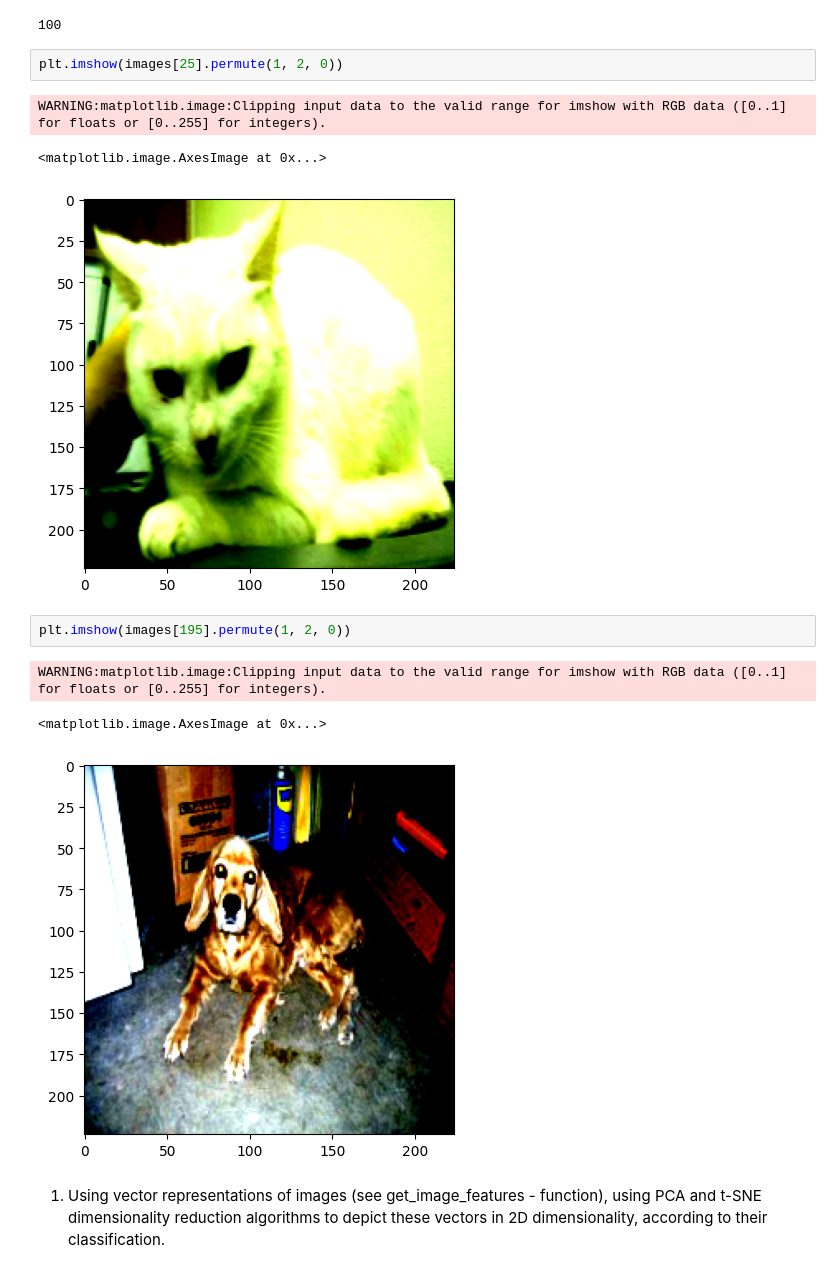
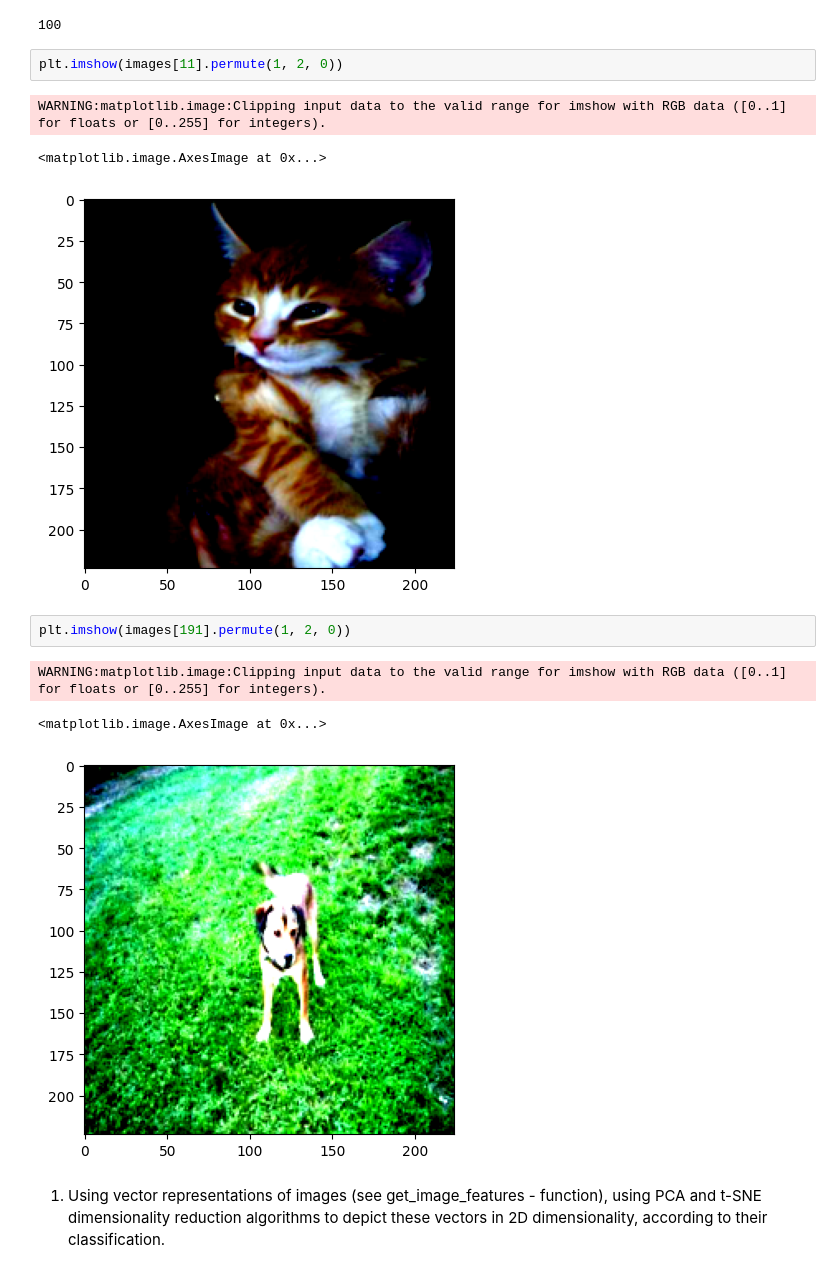
Before and after one commit to mariamzhamakochyan/DINOv2-Image-Analysis-and-Classification, a Jupyter notebook: Untitled1.ipynb, the cells around one changed output. Drawn from its saved outputs; the diff is of its cells as text.

```diff
--- a/Untitled1.ipynb
+++ b/Untitled1.ipynb
@@ -96,17 +96,17 @@ np.count_nonzero(labels == 1)
 # %% [output]
 100
 # %%
-plt.imshow(images[25].permute(1, 2, 0))
+plt.imshow(images[11].permute(1, 2, 0))
 # %% [output]
 WARNING:matplotlib.image:Clipping input data to the valid range for imshow with RGB data ([0..1] for floats or [0..255] for integers).
 <matplotlib.image.AxesImage at 0x...>
-[figure, old version]
+[figure, new version]
 # %%
-plt.imshow(images[195].permute(1, 2, 0))
+plt.imshow(images[191].permute(1, 2, 0))
 # %% [output]
 WARNING:matplotlib.image:Clipping input data to the valid range for imshow with RGB data ([0..1] for floats or [0..255] for integers).
 <matplotlib.image.AxesImage at 0x...>
-[figure, old version]
+[figure, new version]
 # %% [markdown]
 1. Using vector representations of images (see get_image_features - function), using PCA and t-SNE dimensionality reduction algorithms to depict these vectors in 2D dimensionality, according to their classification.
 # %%
```
Also changed, not shown: parts of 10 cells of this notebook.
